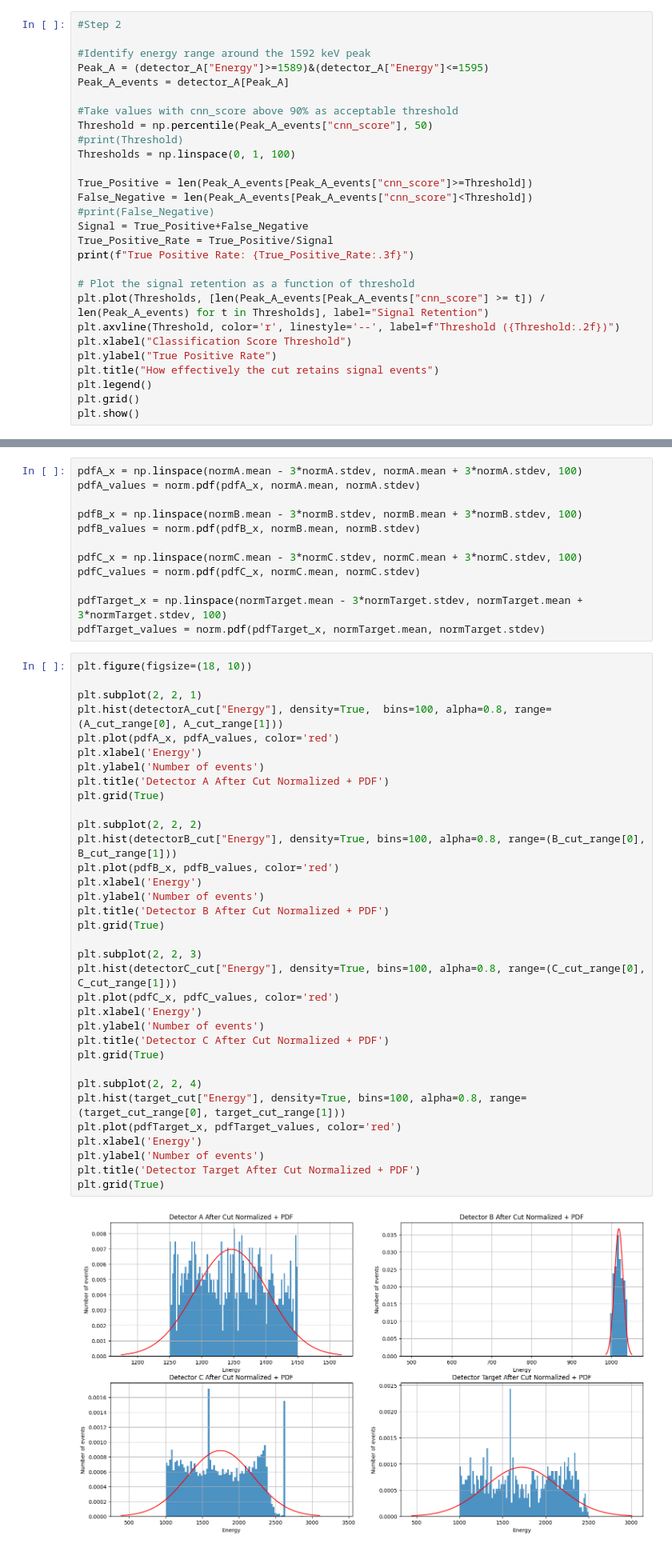
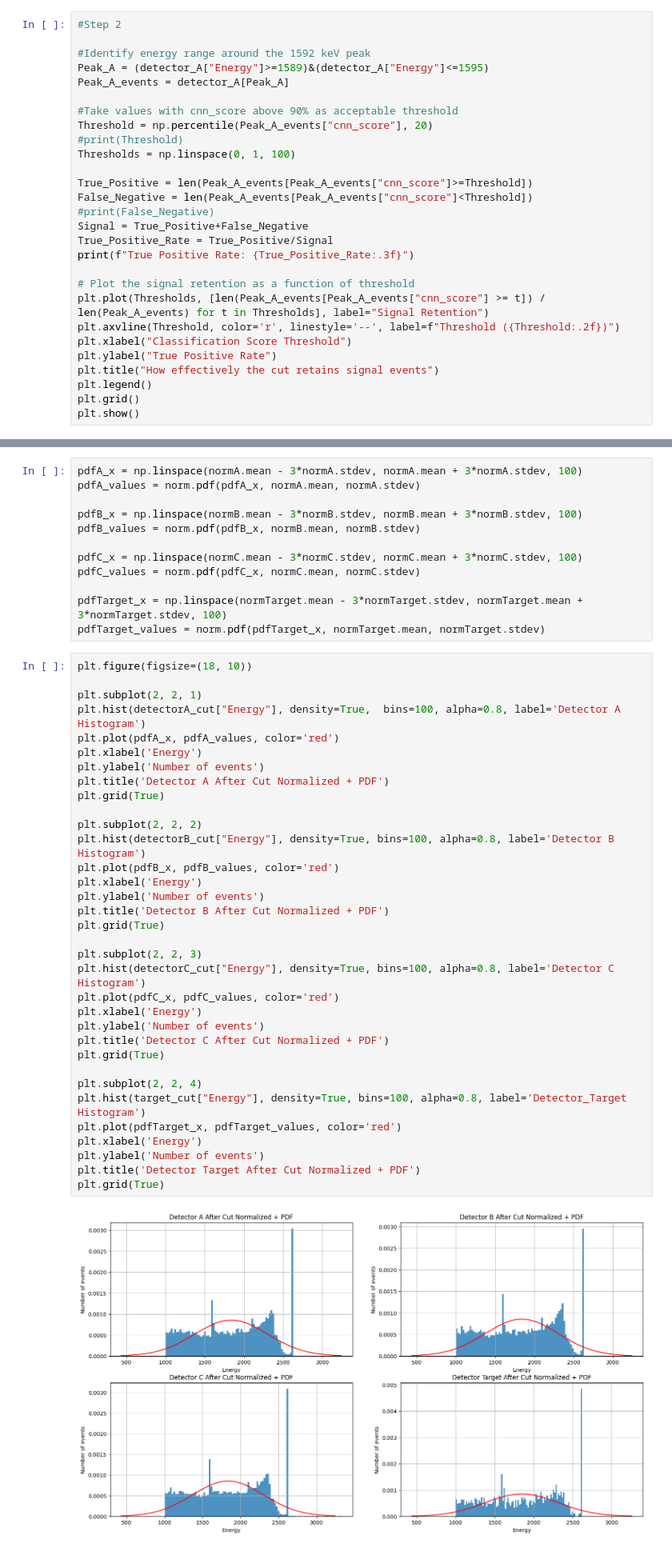
Before and after one commit to melissamp03/DSC291_FINAL-PROJECT, a Jupyter notebook: DSC291_Final-Project_2025.ipynb, the cells around one changed output, grey strips where cells are left out. Shown at 80% size. Drawn from its saved outputs; the diff is of its cells as text.

```diff
--- a/DSC291_Final-Project_2025.ipynb
+++ b/DSC291_Final-Project_2025.ipynb
@@ -79,7 +85,7 @@ Peak_A = (detector_A["Energy"]>=1589)&(detector_A["Energy"]<=1595)
 Peak_A_events = detector_A[Peak_A]
 
 #Take values with cnn_score above 90% as acceptable threshold
-Threshold = np.percentile(Peak_A_events["cnn_score"], 50)
+Threshold = np.percentile(Peak_A_events["cnn_score"], 20)
 #print(Threshold)
 Thresholds = np.linspace(0, 1, 100)
 
@@ -307,35 +253,35 @@ pdfTarget_values = norm.pdf(pdfTarget_x, normTarget.mean, normTarget.stdev)
 plt.figure(figsize=(18, 10))
 
 plt.subplot(2, 2, 1)
-plt.hist(detectorA_cut["Energy"], density=True,  bins=100, alpha=0.8, range=(A_cut_range[0], A_cut_range[1]))
+plt.hist(detectorA_cut["Energy"], density=True,  bins=100, alpha=0.8, label='Detector A Histogram')
 plt.plot(pdfA_x, pdfA_values, color='red')
 plt.xlabel('Energy')
 plt.ylabel('Number of events')
 plt.title('Detector A After Cut Normalized + PDF')
 plt.grid(True)
 
 plt.subplot(2, 2, 2)
-plt.hist(detectorB_cut["Energy"], density=True, bins=100, alpha=0.8, range=(B_cut_range[0], B_cut_range[1]))
+plt.hist(detectorB_cut["Energy"], density=True, bins=100, alpha=0.8, label='Detector B Histogram')
 plt.plot(pdfB_x, pdfB_values, color='red')
 plt.xlabel('Energy')
 plt.ylabel('Number of events')
 plt.title('Detector B After Cut Normalized + PDF')
 plt.grid(True)
 
 plt.subplot(2, 2, 3)
-plt.hist(detectorC_cut["Energy"], density=True, bins=100, alpha=0.8, range=(C_cut_range[0], C_cut_range[1]))
+plt.hist(detectorC_cut["Energy"], density=True, bins=100, alpha=0.8, label='Detector C Histogram')
 plt.plot(pdfC_x, pdfC_values, color='red')
 plt.xlabel('Energy')
 plt.ylabel('Number of events')
 plt.title('Detector C After Cut Normalized + PDF')
 plt.grid(True)
 
 plt.subplot(2, 2, 4)
-plt.hist(target_cut["Energy"], density=True, bins=100, alpha=0.8, range=(target_cut_range[0], target_cut_range[1]))
+plt.hist(target_cut["Energy"], density=True, bins=100, alpha=0.8, label='Detector_Target Histogram')
 plt.plot(pdfTarget_x, pdfTarget_values, color='red')
 plt.xlabel('Energy')
 plt.ylabel('Number of events')
 plt.title('Detector Target After Cut Normalized + PDF')
 plt.grid(True)
 # %% [output]
-[figure, old version]
+[figure, new version]
```
Also changed, not shown: parts of 36 cells of this notebook.
